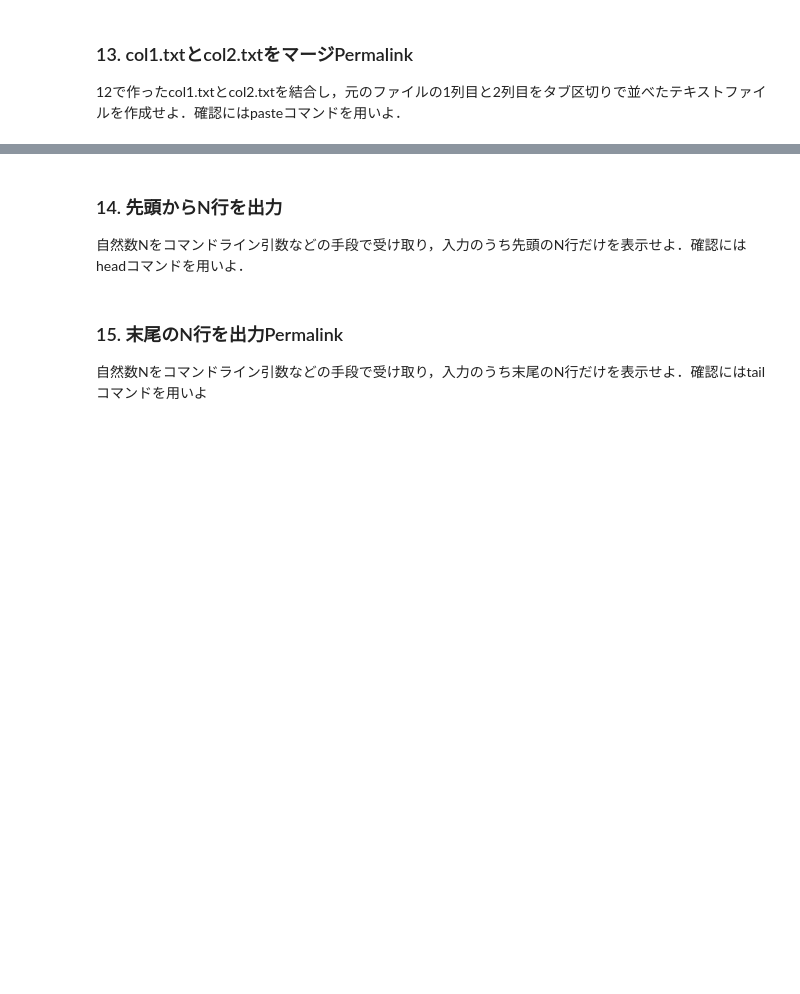
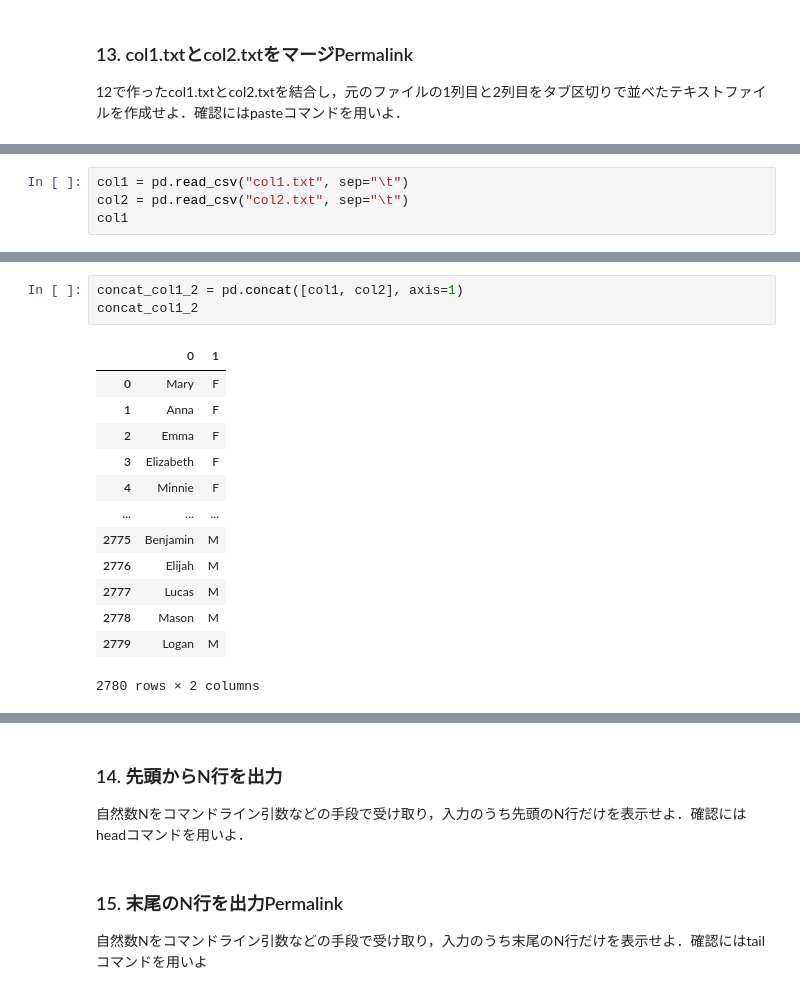
Before and after one commit to KFurudate/NLP100_Exercise2020, a Jupyter notebook: Chapter2_UNIX_Commands.ipynb, the cells around one changed output, grey strips where cells are left out. Drawn from its saved outputs; the diff is of its cells as text; blank space fills up the shorter version.

```diff
--- a/Chapter2_UNIX_Commands.ipynb
+++ b/Chapter2_UNIX_Commands.ipynb
@@ -102,0 +150,4 @@ Logan M 12352 2018
+# %%
+col1 = pd.read_csv("col1.txt", sep="\t")
+col2 = pd.read_csv("col2.txt", sep="\t")
+col1
@@ -102,0 +168,17 @@ Logan M 12352 2018
+# %%
+concat_col1_2 = pd.concat([col1, col2], axis=1)
+concat_col1_2
+# %% [output]
+|  | 0 | 1 |
+| 0 | Mary | F |
+| 1 | Anna | F |
+| 2 | Emma | F |
+| 3 | Elizabeth | F |
+| 4 | Minnie | F |
+| ... | ... | ... |
+| 2775 | Benjamin | M |
+| 2776 | Elijah | M |
+| 2777 | Lucas | M |
+| 2778 | Mason | M |
+| 2779 | Logan | M |
+2780 rows × 2 columns
```
Also changed, not shown: parts of 7 cells of this notebook.
